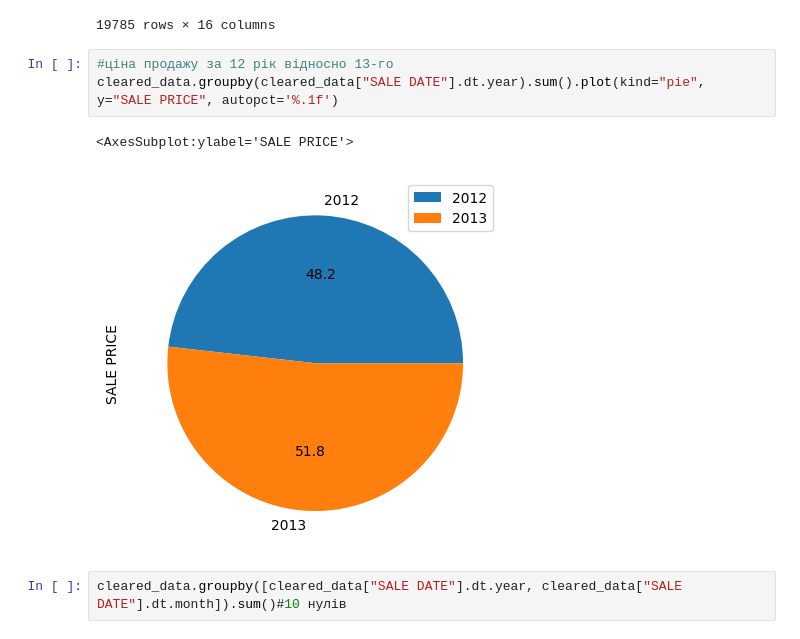
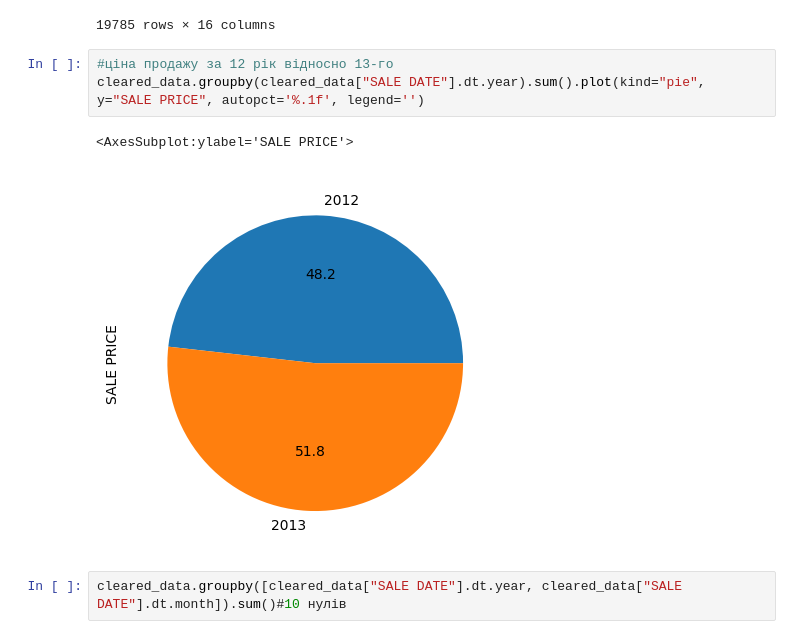
Before and after one commit to Nerdan0/DataScienceCourse, a Jupyter notebook: DS_lab_2/DS_lab_2.ipynb, the cells around one changed output. Drawn from its saved outputs; the diff is of its cells as text.

```diff
--- a/DS_lab_2/DS_lab_2.ipynb
+++ b/DS_lab_2/DS_lab_2.ipynb
@@ -309,10 +309,10 @@ cleared_data
 19785 rows × 16 columns
 # %%
 #ціна продажу за 12 рік відносно 13-го
-cleared_data.groupby(cleared_data["SALE DATE"].dt.year).sum().plot(kind="pie", y="SALE PRICE", autopct='%.1f')
+cleared_data.groupby(cleared_data["SALE DATE"].dt.year).sum().plot(kind="pie", y="SALE PRICE", autopct='%.1f', legend='')
 # %% [output]
 <AxesSubplot:ylabel='SALE PRICE'>
-[figure, old version]
+[figure, new version]
 # %%
 cleared_data.groupby([cleared_data["SALE DATE"].dt.year, cleared_data["SALE DATE"].dt.month]).sum()#10 нулів
 # %% [output]
```
Also changed, not shown: parts of 8 cells of this notebook, 1 other file.
